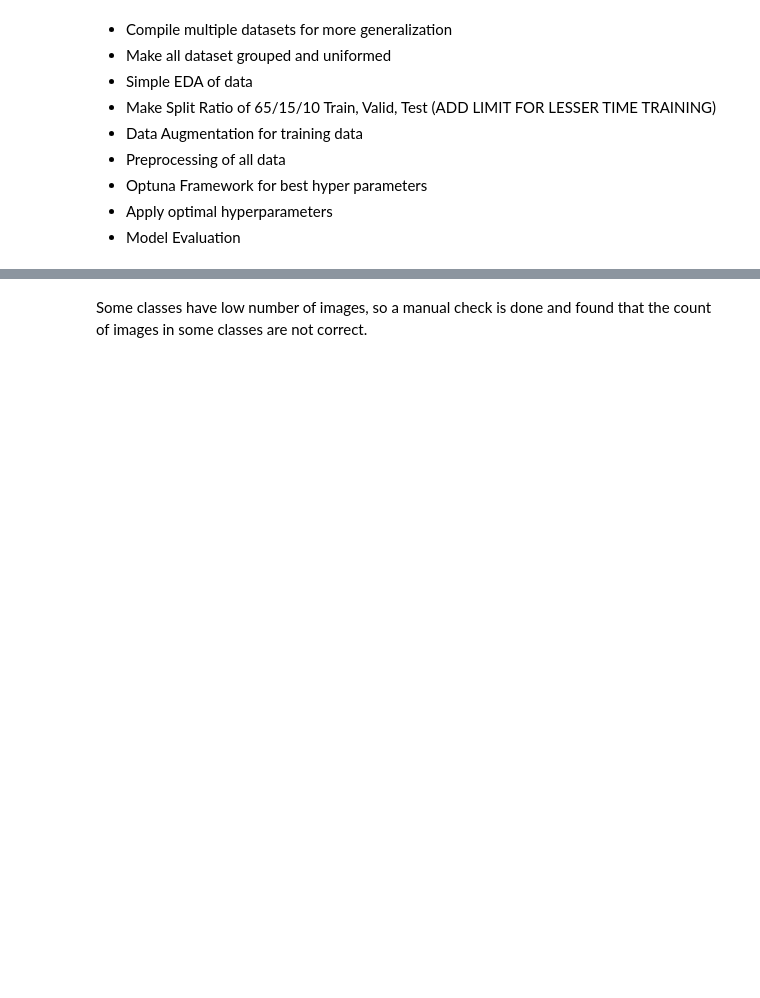
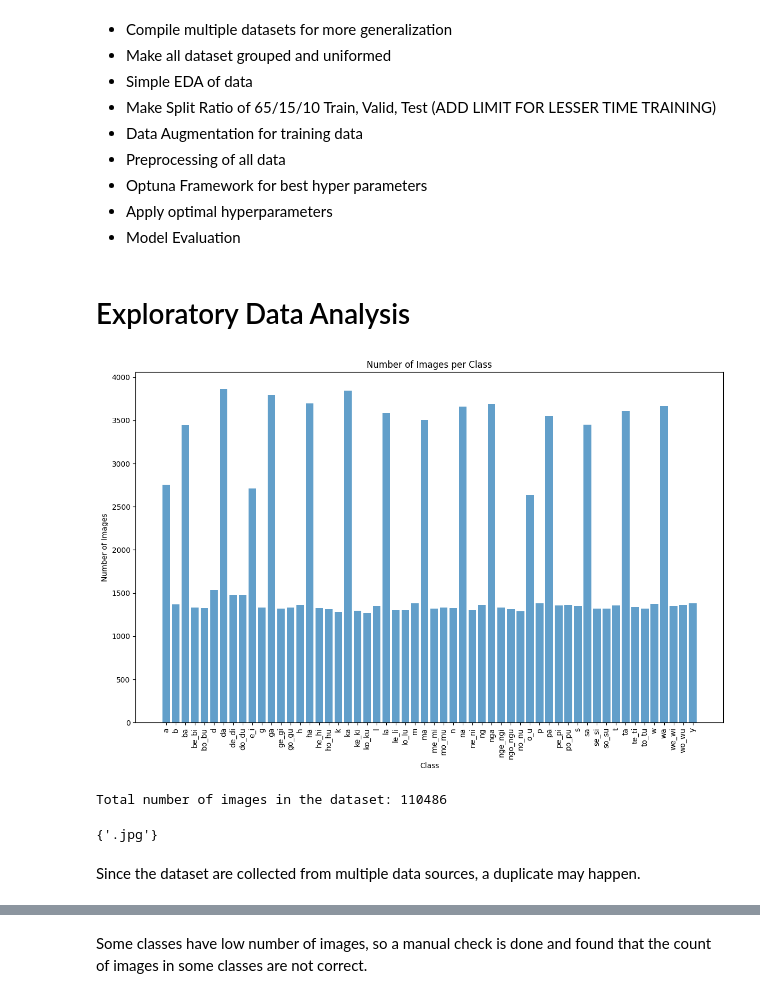
Before and after one commit to hotline8ling/Baybayin-Character-Recognition-Project, a Jupyter notebook: notebooks/Baybayin_Project_Full_NOTEBOOK.ipynb, the cells around one changed output, grey strips where cells are left out. Drawn from its saved outputs; the diff is of its cells as text; code cells hidden in the pictures; blank space fills up the shorter version.

Commit message:
Update notebook
Consolidated a new dataset but still has some error on the count of images.

```diff
--- a/notebooks/Baybayin_Project_Full_NOTEBOOK.ipynb
+++ b/notebooks/Baybayin_Project_Full_NOTEBOOK.ipynb
@@ -23,3 +23,51 @@ Use ReLU for intermediate layers and softmax for the output layer.
 - Optuna Framework for best hyper parameters
 - Apply optimal hyperparameters
 - Model Evaluation
+# %% [markdown]
+# Exploratory Data Analysis
+# %%
+import matplotlib.pyplot as plt
+
+# Visualization: Number of classes
+plt.figure(figsize=(12, 8))
+plt.bar(class_counts.keys(), class_counts.values(), alpha=0.7)
+plt.xticks(rotation=90)
+plt.title("Number of Images per Class")
+plt.xlabel("Class")
+plt.ylabel("Number of Images")
+plt.tight_layout()
+plt.show()
+# %% [output]
+[figure, added]
+# %%
+import os
+
+# Define the dataset path
+dataset_path = "D:/WORK/Baybayin App Project/dataset"
+
+# Count all images in the folder and its subfolders
+total_images = 0
+for root, dirs, files in os.walk(dataset_path):
+  total_images += len([f for f in files if f.endswith(('.jpg', '.png'))])
+
+print(f"Total number of images in the dataset: {total_images}")
+# %% [output]
+Total number of images in the dataset: 110486
+# %%
+# Checking the directory structure and extracting unique image file types
+
+# Collect all unique image extensions
+unique_extensions = set()
+
+# Iterate over the folders in the dataset directory
+for root, dirs, files in os.walk(dataset_path):
+    for file in files:
+        ext = os.path.splitext(file)[1].lower()
+        unique_extensions.add(ext)
+
+# Display the unique image file types
+unique_extensions
+# %% [output]
+{'.jpg'}
+# %% [markdown]
+Since the dataset are collected from multiple data sources, a duplicate may happen.
```
Also changed, not shown: parts of 17 cells of this notebook.
